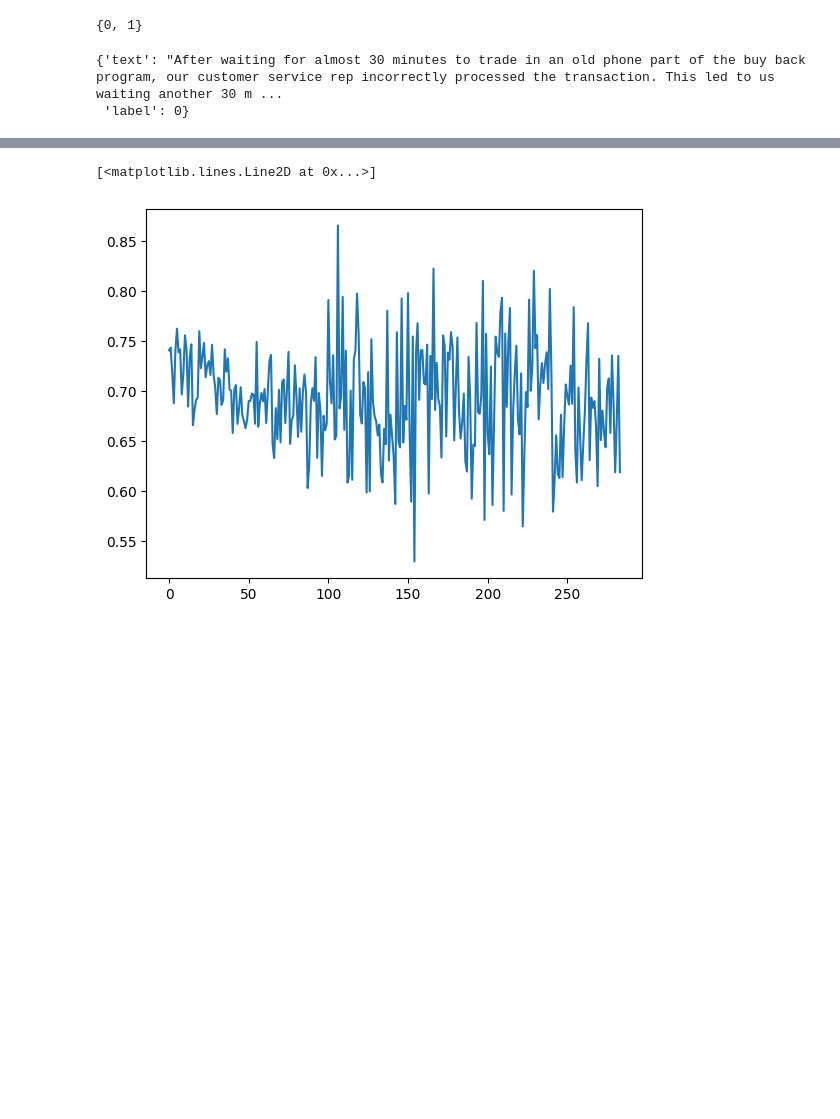
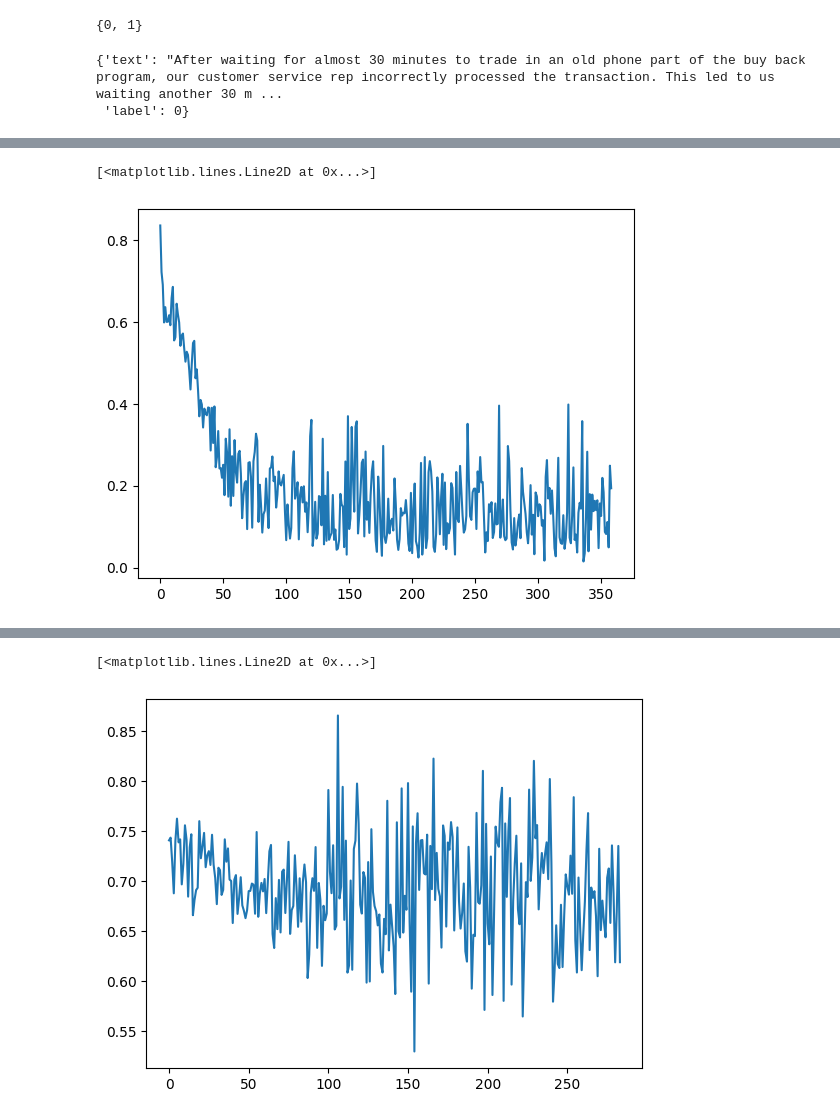
Before and after one commit to Cari1111/NLP_project, a Jupyter notebook: project.ipynb, the cells around one changed output, grey strips where cells are left out. Saved outputs shown, nothing was run; the diff lists cells and outputs as text; code cells hidden in the pictures; blank space fills up the shorter version.

```diff
--- a/project.ipynb
+++ b/project.ipynb
@@ -241,0 +319,5 @@ KeyboardInterrupt:
+# %%
+plt.plot(classification_trainer.losses) # lr=1e-5
+# %% [output]
+[<matplotlib.lines.Line2D at 0x...>]
+[figure, added]
```
Also changed, not shown: parts of 23 cells of this notebook.
